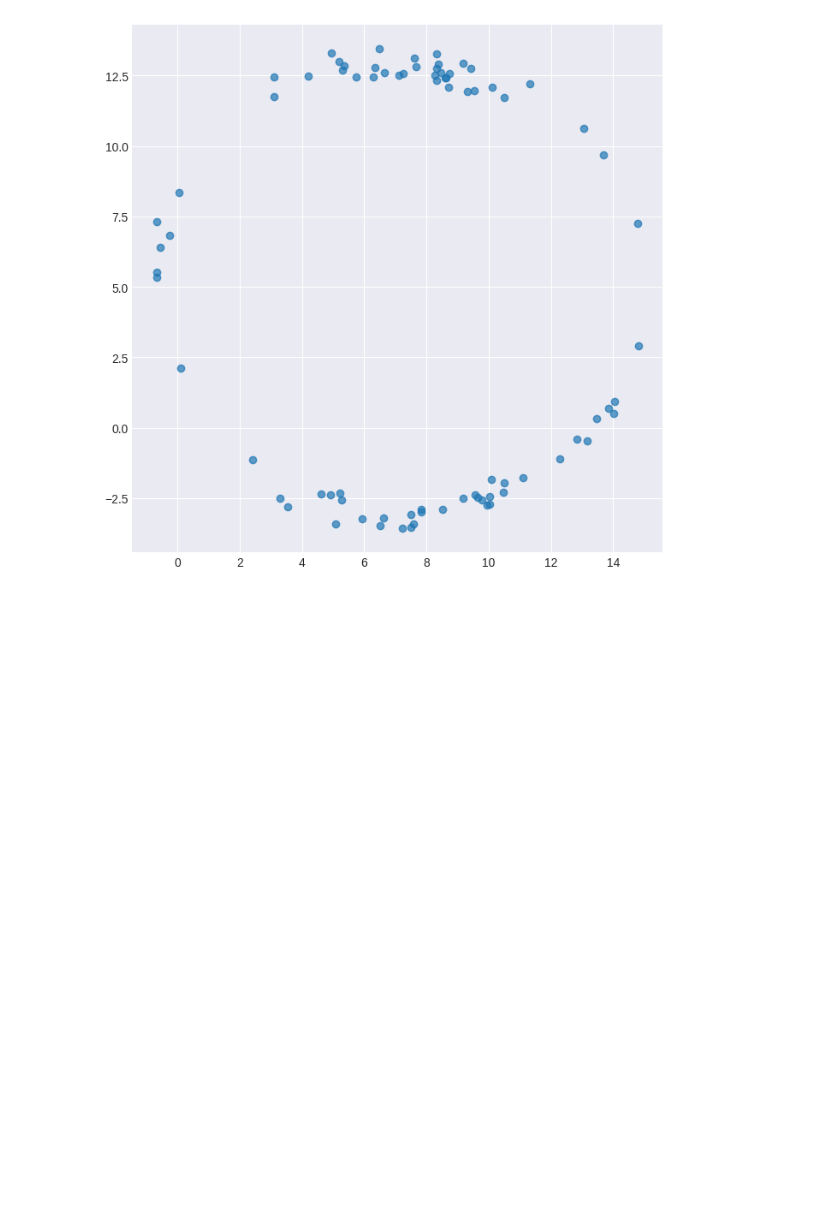
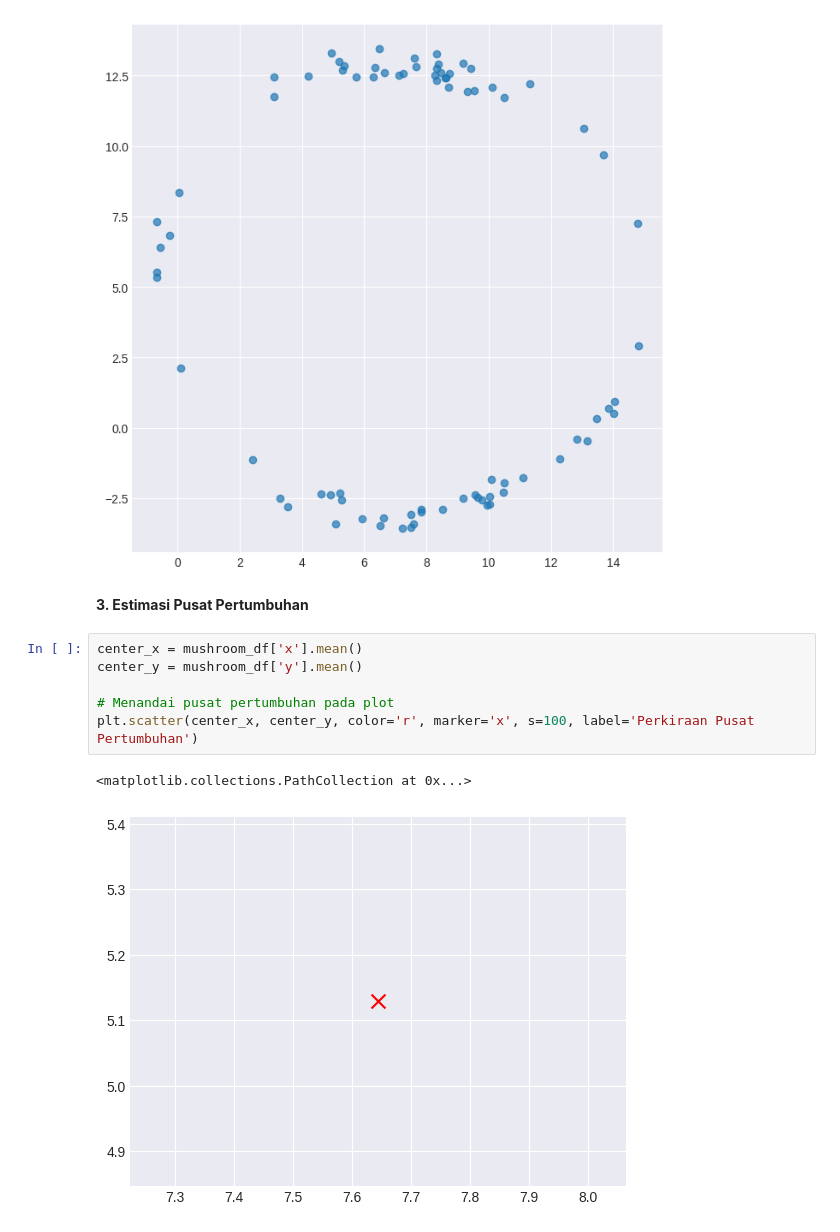
Before and after one commit to notnsas/data-science-application-college-task, a Jupyter notebook: mid_test/UTS_data_science_application_college_subject.ipynb, the cells around one changed output. Cells and saved outputs as stored; diff of their text form; blank space fills up the shorter version.

Commit message:
No. 5: Estimate the center of growth

```diff
--- a/mid_test/UTS_data_science_application_college_subject.ipynb
+++ b/mid_test/UTS_data_science_application_college_subject.ipynb
@@ -495,3 +495,14 @@ plt.scatter(mushroom_df['x'], mushroom_df['y'], alpha=0.7, label='Lokasi Jamur')
 # %% [output]
 <matplotlib.collections.PathCollection at 0x...>
 [figure]
+# %% [markdown]
+**3. Estimasi Pusat Pertumbuhan**
+# %%
+center_x = mushroom_df['x'].mean()
+center_y = mushroom_df['y'].mean()
+
+# Menandai pusat pertumbuhan pada plot
+plt.scatter(center_x, center_y, color='r', marker='x', s=100, label='Perkiraan Pusat Pertumbuhan')
+# %% [output]
+<matplotlib.collections.PathCollection at 0x...>
+[figure, added]
```
